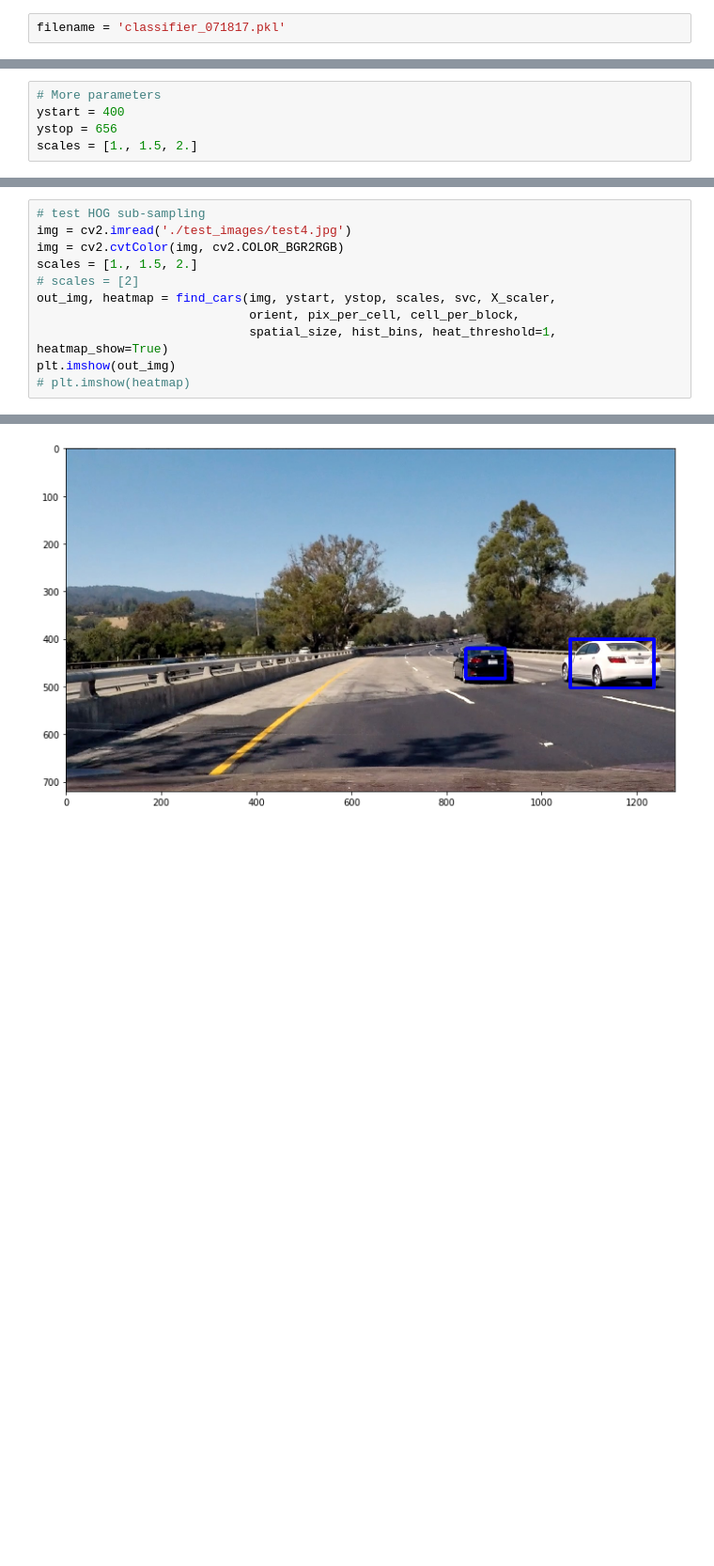
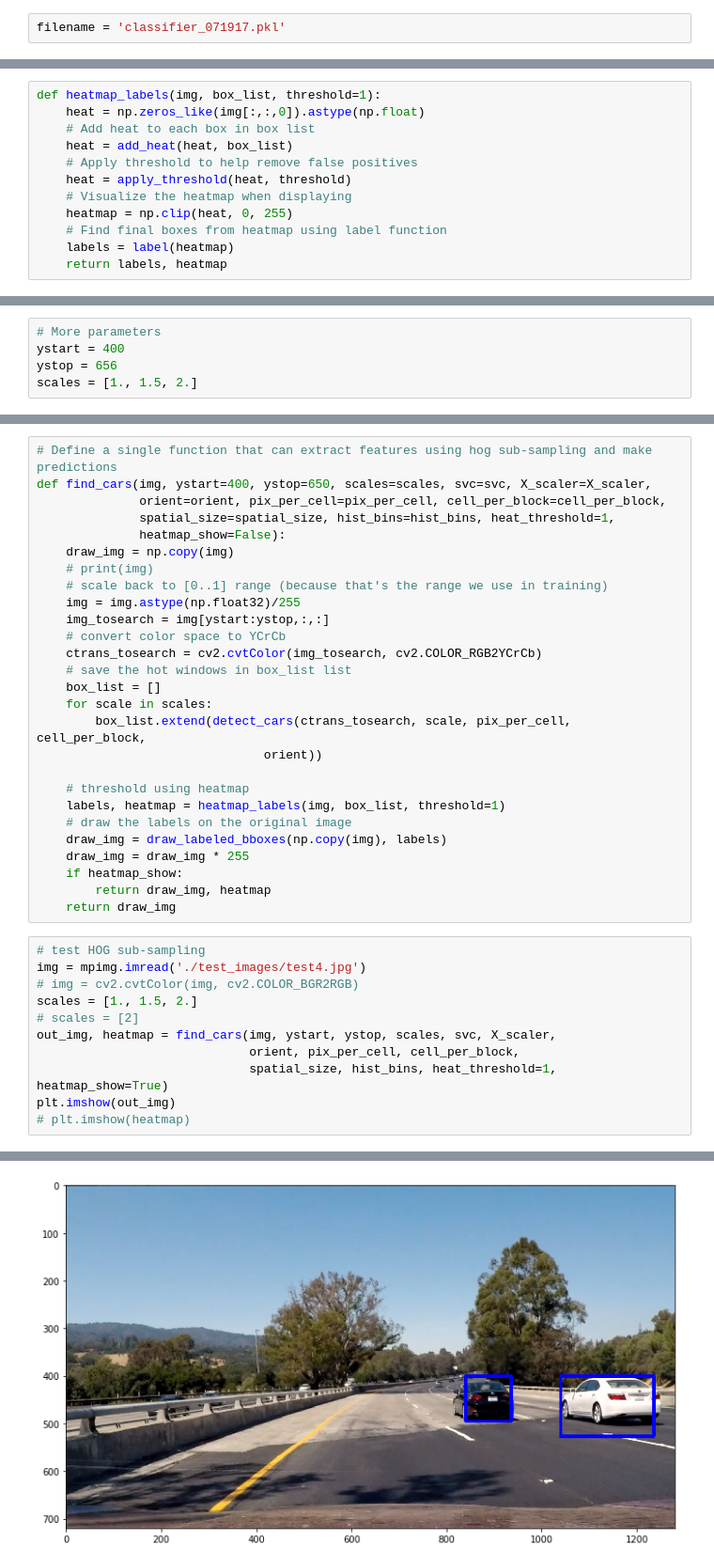
Before and after one commit to trimcao/sdcnd-p5-vehicle-detection, a Jupyter notebook: project5.ipynb, the cells around one changed output, grey strips where cells are left out. Shown at 94% size. Cells and saved outputs as stored; diff of their text form; blank space fills up the shorter version.

```diff
--- a/project5.ipynb
+++ b/project5.ipynb
@@ -326,5 +325,5 @@ Test Accuracy of SVC =  0.9938
 # %%
-filename = 'classifier_071817.pkl'
+filename = 'classifier_071917.pkl'
 # %%
 # Save the classifier
 # need to save svc, X_scaler
@@ -433,3 +431,15 @@ def draw_labeled_bboxes(img, labels):
 
 # rewrite search_windows function
 # add heatmap() function
+# %%
+def heatmap_labels(img, box_list, threshold=1):
+    heat = np.zeros_like(img[:,:,0]).astype(np.float)
+    # Add heat to each box in box list
+    heat = add_heat(heat, box_list)
+    # Apply threshold to help remove false positives
+    heat = apply_threshold(heat, threshold)
+    # Visualize the heatmap when displaying
+    heatmap = np.clip(heat, 0, 255)
+    # Find final boxes from heatmap using label function
+    labels = label(heatmap)
+    return labels, heatmap
@@ -531,7 +510,34 @@ def find_cars(img, ystart=400, ystop=650, scales=scales, svc=svc, X_scaler=X_sca
+# %%
+# Define a single function that can extract features using hog sub-sampling and make predictions
+def find_cars(img, ystart=400, ystop=650, scales=scales, svc=svc, X_scaler=X_scaler,
+              orient=orient, pix_per_cell=pix_per_cell, cell_per_block=cell_per_block,
+              spatial_size=spatial_size, hist_bins=hist_bins, heat_threshold=1,
+              heatmap_show=False):
+    draw_img = np.copy(img)
+    # print(img)
+    # scale back to [0..1] range (because that's the range we use in training)
+    img = img.astype(np.float32)/255
+    img_tosearch = img[ystart:ystop,:,:]
+    # convert color space to YCrCb
+    ctrans_tosearch = cv2.cvtColor(img_tosearch, cv2.COLOR_RGB2YCrCb)
+    # save the hot windows in box_list list
+    box_list = []
+    for scale in scales:
+        box_list.extend(detect_cars(ctrans_tosearch, scale, pix_per_cell, cell_per_block,
+                               orient))
+
+    # threshold using heatmap
+    labels, heatmap = heatmap_labels(img, box_list, threshold=1)
+    # draw the labels on the original image
+    draw_img = draw_labeled_bboxes(np.copy(img), labels)
+    draw_img = draw_img * 255
+    if heatmap_show:
+        return draw_img, heatmap
+    return draw_img
 # %%
 # test HOG sub-sampling
-img = cv2.imread('./test_images/test4.jpg')
-img = cv2.cvtColor(img, cv2.COLOR_BGR2RGB)
+img = mpimg.imread('./test_images/test4.jpg')
+# img = cv2.cvtColor(img, cv2.COLOR_BGR2RGB)
 scales = [1., 1.5, 2.]
 # scales = [2]
 out_img, heatmap = find_cars(img, ystart, ystop, scales, svc, X_scaler,
@@ -546,4 +569,4 @@ plt.imshow(out_img)
-[figure, old version]
+[figure, new version]
 # %%
 # Quick test on a video
 # Import everything needed to edit/save/watch video clips
```
Also changed, not shown: parts of 15 cells of this notebook.
